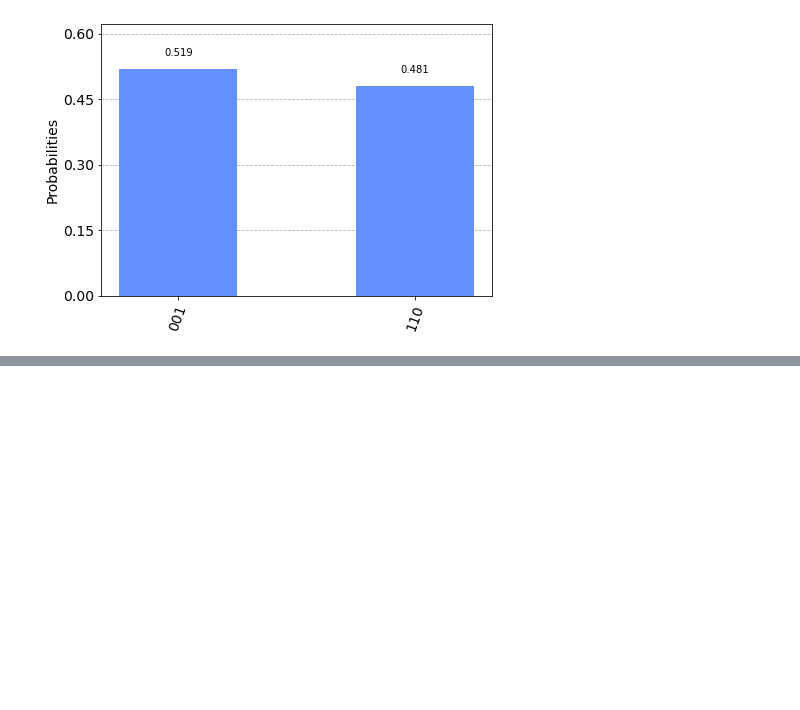
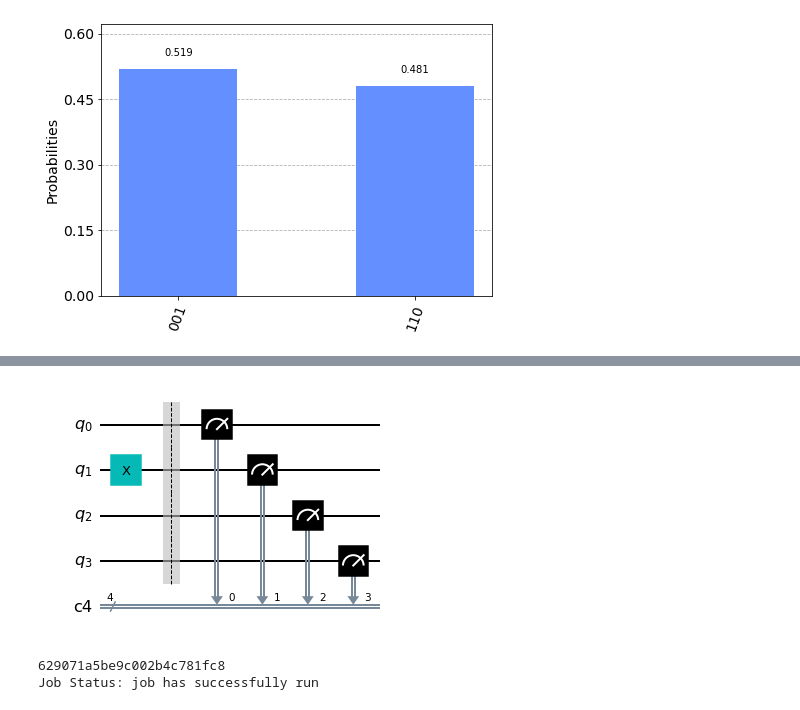
Before and after one commit to MichalJankowskii/QuantumSolutions, a Jupyter notebook: IBM/Errors.ipynb, the cells around one changed output, grey strips where cells are left out. Saved outputs shown, nothing was run; the diff lists cells and outputs as text; code cells hidden in the pictures; blank space fills up the shorter version.

```diff
--- a/IBM/Errors.ipynb
+++ b/IBM/Errors.ipynb
@@ -97,0 +126,13 @@ plot_histogram(device_mitigated_counts_2)
+# %%
+cal_circuits3, state_labels3 = complete_meas_cal(qr = circuit3.qregs[0], circlabel = 'measerrormitigationcal')
+cal_circuits3[2].draw(output='mpl')
+# %% [output]
+[figure, added]
+# %%
+cal_job3 = execute(cal_circuits3, backend=qcomp, optimization_level=0, shots=1024)
+print(cal_job3.job_id())
+job_monitor(cal_job3)
+cal_results3 = cal_job3.result()
+# %% [output]
+629071a5be9c002b4c781fc8
+Job Status: job has successfully run
```
Also changed, not shown: parts of 8 cells of this notebook.
